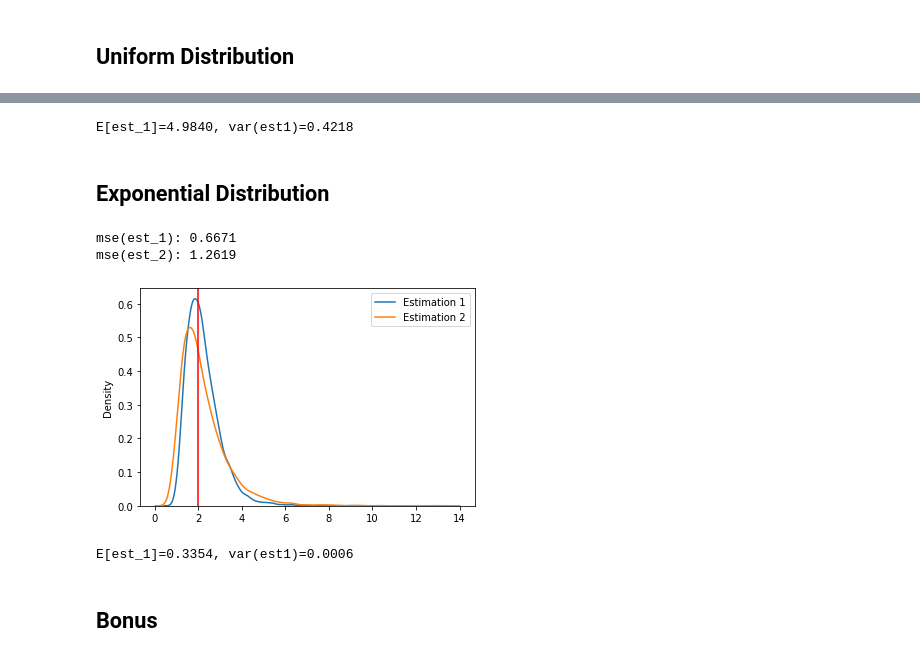
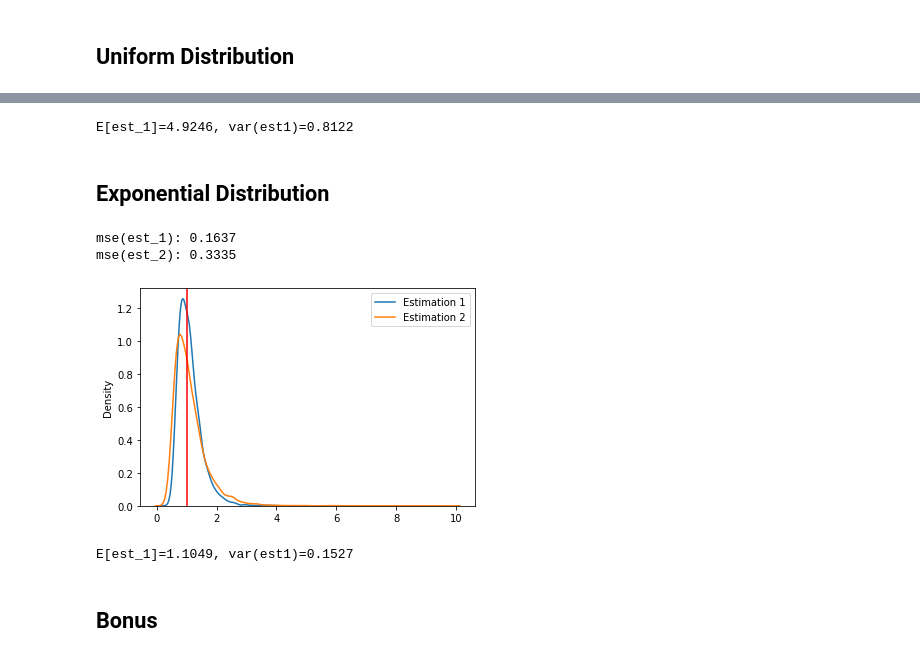
Before and after one commit to ram-elgov/Statistics-For-CS, a Jupyter notebook: Assignment_6.ipynb, the cells around one changed output, grey strips where cells are left out. Cells and saved outputs as stored; diff of their text form; code cells hidden in the pictures.

```diff
--- a/Assignment_6.ipynb
+++ b/Assignment_6.ipynb
@@ -48,45 +48,45 @@ plt.show()
 # %%
 # 4
-uniform_samples = [uniform.rvs(0,theta,size=20) for _ in range(K)]
-estimations_1 = [est_1(x) for x in uniform_samples]
+uniform_samples_20 = random.sample(uniform_samples, 20)
+estimations_1 = [est_1(x) for x in uniform_samples_20]
 print(f"E[est_1]={np.mean(estimations_1):.4f}, var(est1)={var(estimations_1):.4f}")
 # %% [output]
-E[est_1]=4.9840, var(est1)=0.4218
+E[est_1]=4.9246, var(est1)=0.8122
 # %% [markdown]
 ## Exponential Distribution
 # %%
 # 1
-expon_samples = [expon.rvs(loc=0,scale= 1/lambda_,size=sample_size) for _ in range(K)]
+expon_samples = [np.random.exponential(1,10) for _ in range(K)]
 est_1 = lambda x: 1 / np.mean(x)
 est_2 = lambda x: np.log(2) / np.median(x)
 estimations_1 = [est_1(x) for x in expon_samples]
 estimations_2 = [est_2(x) for x in expon_samples]
 # %%
 # 2
-bias_1 = bias(estimations_1, lambda_)
+bias_1 = bias(estimations_1, 1)
 var_1 = var(estimations_1)
-bias_2 = bias(estimations_2, lambda_)
+bias_2 = bias(estimations_2, 1)
 var_2 = var(estimations_2)
 print(f"mse(est_1): {mse(var_1, bias_1):.4f}")
 print(f"mse(est_2): {mse(var_2, bias_2):.4f}")
 # %% [output]
-mse(est_1): 0.6671
-mse(est_2): 1.2619
+mse(est_1): 0.1637
+mse(est_2): 0.3335
 # %%
 # 3
 kdeplot(estimations_1, label="Estimation 1")
 kdeplot(estimations_2, label="Estimation 2")
-plt.axvline(x=lambda_,color="red")
+plt.axvline(x=1,color="red")
 plt.legend()
 plt.show()
 # %% [output]
-[figure, old version]
+[figure, new version]
 # %%
 # 4
-expon_samples = [expon.rvs(loc=lambda_, scale=1, size=20) for _ in range(K)]
-estimations_1 = [est_1(x) for x in expon_samples]
+expon_samples_20 = random.sample(expon_samples, 20)
+estimations_1_ = [est_1(x) for x in expon_samples_20]
 print(f"E[est_1]={np.mean(estimations_1):.4f}, var(est1)={var(estimations_1):.4f}")
 # %% [output]
-E[est_1]=0.3354, var(est1)=0.0006
+E[est_1]=1.1049, var(est1)=0.1527
 # %% [markdown]
 ## Bonus
```
Also changed, not shown: parts of 13 cells of this notebook.
